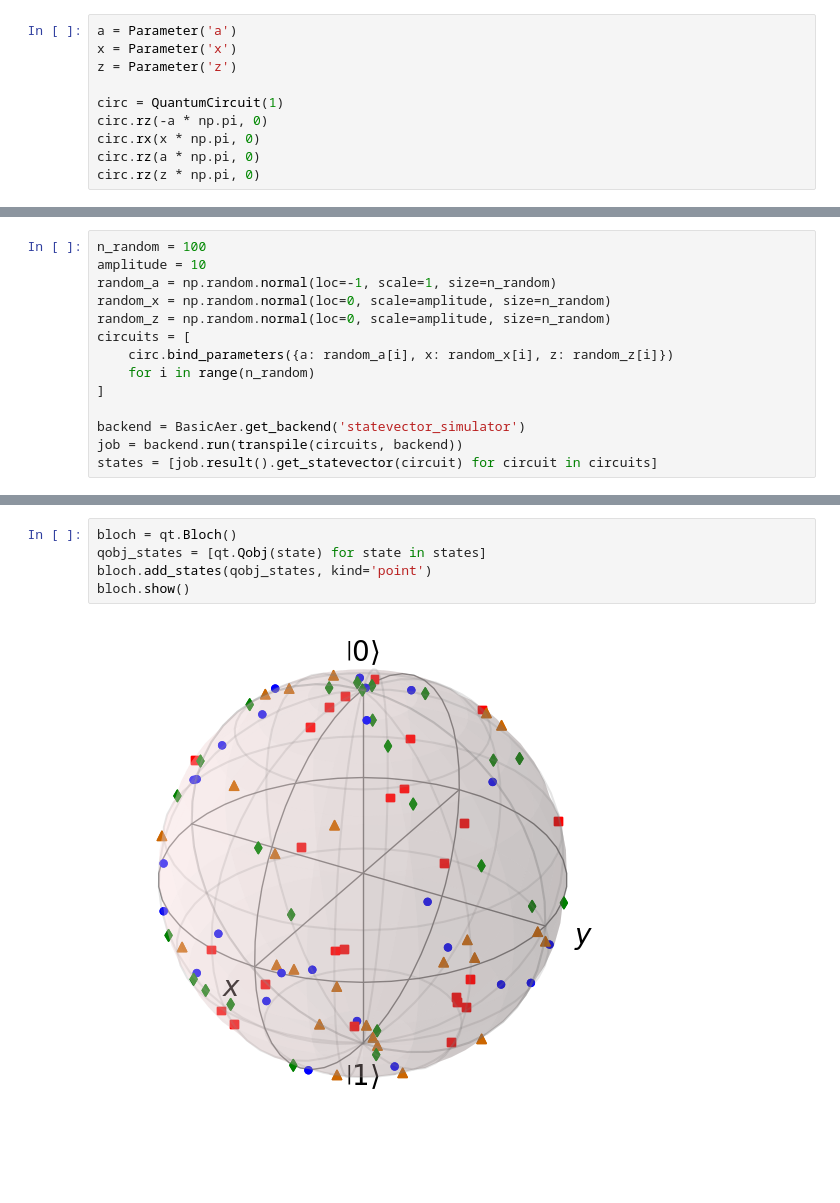
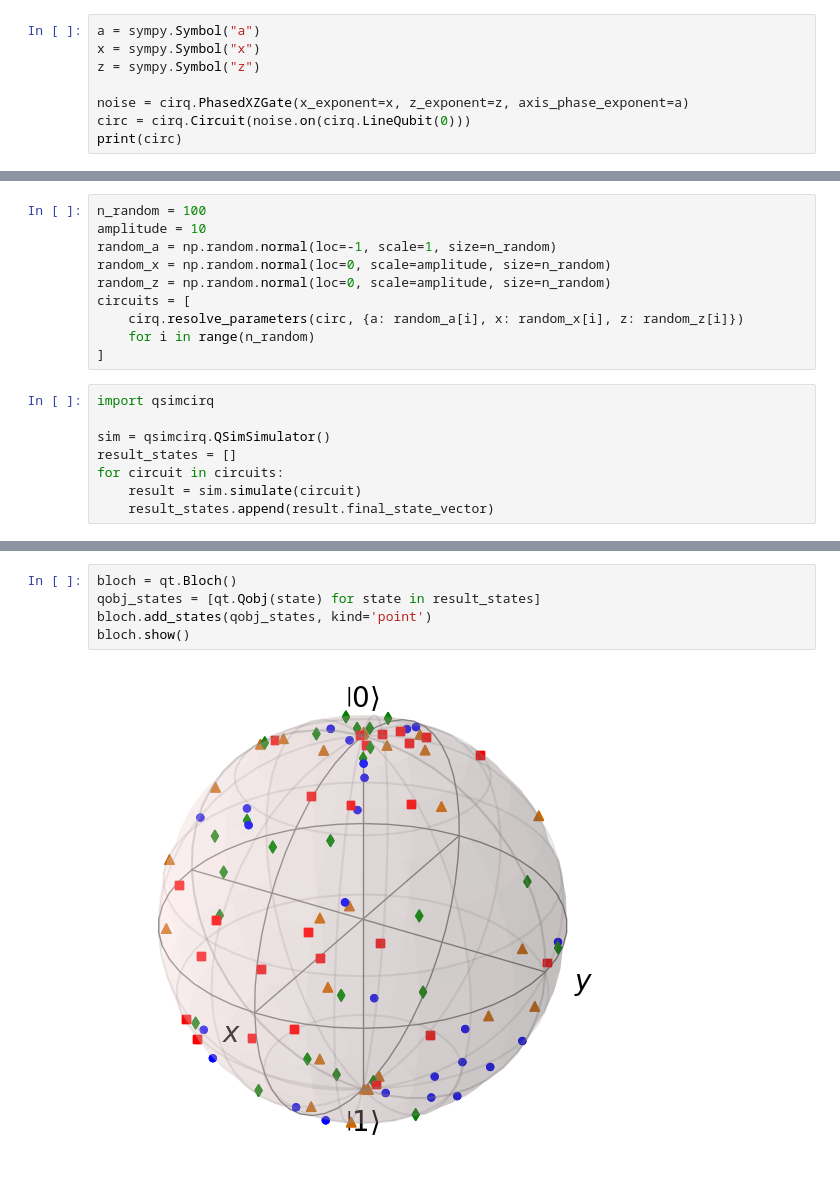
Before and after one commit to inmzhang/xebsim, a Jupyter notebook: noise_injectiom.ipynb, the cells around one changed output, grey strips where cells are left out. Drawn from its saved outputs; the diff is of its cells as text; blank space fills up the shorter version.

```diff
--- a/noise_injectiom.ipynb
+++ b/noise_injectiom.ipynb
@@ -5,12 +5,10 @@ from qiskit.circuit import Parameter
 import qutip as qt
 # %%
-a = Parameter('a')
-x = Parameter('x')
-z = Parameter('z')
+a = sympy.Symbol("a")
+x = sympy.Symbol("x")
+z = sympy.Symbol("z")
 
-circ = QuantumCircuit(1)
-circ.rz(-a * np.pi, 0)
-circ.rx(x * np.pi, 0)
-circ.rz(a * np.pi, 0)
-circ.rz(z * np.pi, 0)
+noise = cirq.PhasedXZGate(x_exponent=x, z_exponent=z, axis_phase_exponent=a)
+circ = cirq.Circuit(noise.on(cirq.LineQubit(0)))
+print(circ)
 # %% [output]
@@ -22,10 +20,14 @@ random_a = np.random.normal(loc=-1, scale=1, size=n_random)
 random_x = np.random.normal(loc=0, scale=amplitude, size=n_random)
 random_z = np.random.normal(loc=0, scale=amplitude, size=n_random)
 circuits = [
-    circ.bind_parameters({a: random_a[i], x: random_x[i], z: random_z[i]})
+    cirq.resolve_parameters(circ, {a: random_a[i], x: random_x[i], z: random_z[i]})
     for i in range(n_random)
 ]
-
-backend = BasicAer.get_backend('statevector_simulator')
-job = backend.run(transpile(circuits, backend))
-states = [job.result().get_statevector(circuit) for circuit in circuits]
+# %%
+import qsimcirq
+
+sim = qsimcirq.QSimSimulator()
+result_states = []
+for circuit in circuits:
+    result = sim.simulate(circuit)
+    result_states.append(result.final_state_vector)
@@ -32,7 +43,7 @@ states = [job.result().get_statevector(circuit) for circuit in circuits]
 # %%
 bloch = qt.Bloch()
-qobj_states = [qt.Qobj(state) for state in states]
+qobj_states = [qt.Qobj(state) for state in result_states]
 bloch.add_states(qobj_states, kind='point')
 bloch.show()
 # %% [output]
-[figure, old version]
+[figure, new version]
```
Also changed, not shown: parts of 3 cells of this notebook, 2 other files.
